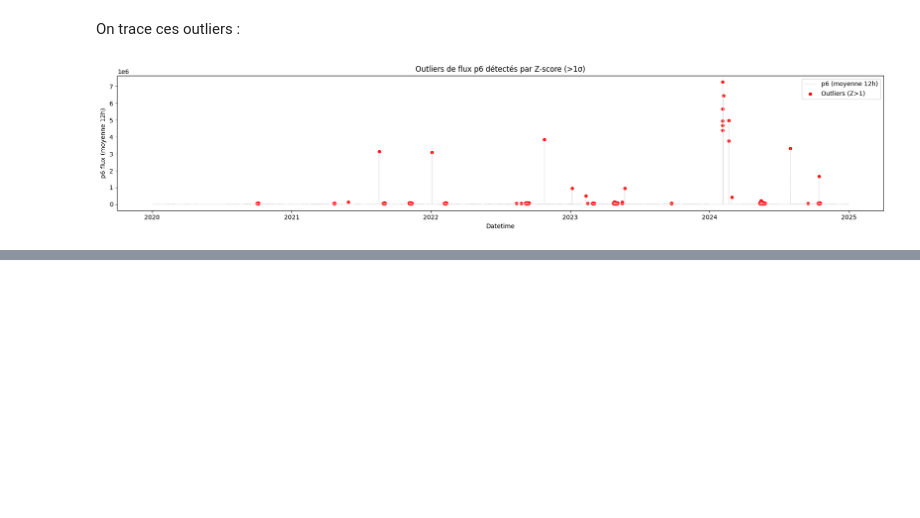
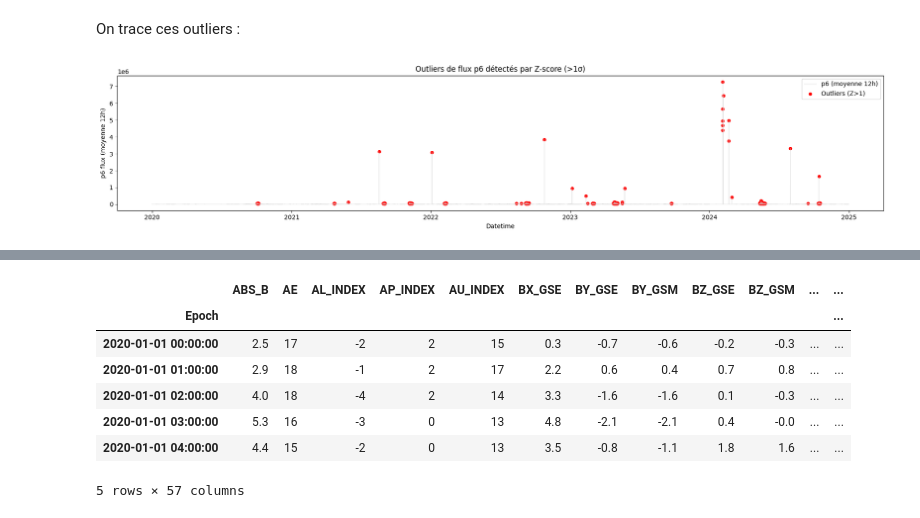
Before and after one commit to zomboky/space-data, a Jupyter notebook: main.ipynb, the cells around one changed output, grey strips where cells are left out. Saved outputs shown, nothing was run; the diff lists cells and outputs as text; code cells hidden in the pictures; blank space fills up the shorter version.

```diff
--- a/main.ipynb
+++ b/main.ipynb
@@ -433,0 +467,11 @@ print("DataFrame OMNI global créé avec", len(df_omni), "lignes.")
+# %%
+df_omni.head()
+# %% [output]
+|  | ABS_B | AE | AL_INDEX | AP_INDEX | AU_INDEX | BX_GSE | BY_GSE | BY_GSM | BZ_GSE | BZ_GSM | ... | ... |
+| Epoch |  |  |  |  |  |  |  |  |  |  |  | ... |
+| 2020-01-01 00:00:00 | 2.5 | 17 | -2 | 2 | 15 | 0.3 | -0.7 | -0.6 | -0.2 | -0.3 | ... | ... |
+| 2020-01-01 01:00:00 | 2.9 | 18 | -1 | 2 | 17 | 2.2 | 0.6 | 0.4 | 0.7 | 0.8 | ... | ... |
+| 2020-01-01 02:00:00 | 4.0 | 18 | -4 | 2 | 14 | 3.3 | -1.6 | -1.6 | 0.1 | -0.3 | ... | ... |
+| 2020-01-01 03:00:00 | 5.3 | 16 | -3 | 0 | 13 | 4.8 | -2.1 | -2.1 | 0.4 | -0.0 | ... | ... |
+| 2020-01-01 04:00:00 | 4.4 | 15 | -2 | 0 | 13 | 3.5 | -0.8 | -1.1 | 1.8 | 1.6 | ... | ... |
+5 rows × 57 columns
```
Also changed, not shown: parts of 14 cells of this notebook, 1 other file.
